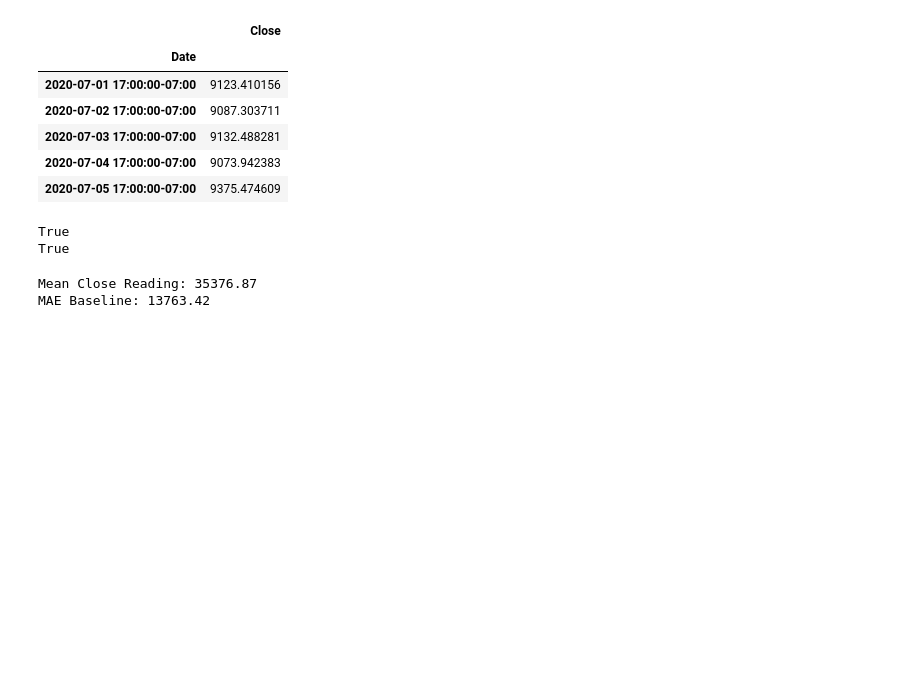
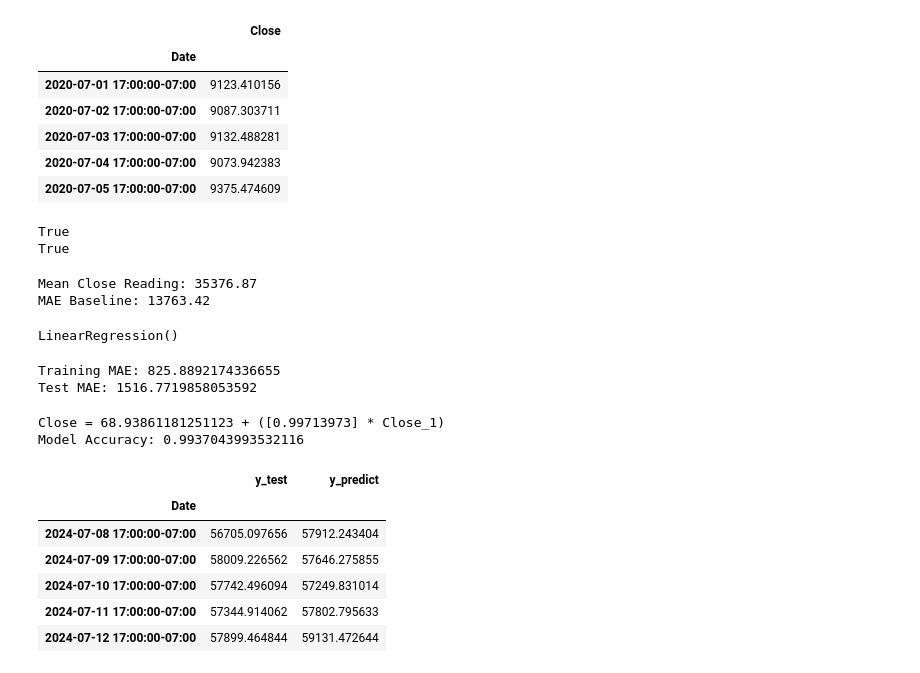
Before and after one commit to serialdotai/btc-closing-price-tracker, a Jupyter notebook: linear_reg_btc.ipynb, the cells around one changed output. Drawn from its saved outputs; the diff is of its cells as text; code cells hidden in the pictures; blank space fills up the shorter version.

Commit message:
updated the dataset from data_loading, and created the model in linear_reg_btc

```diff
--- a/linear_reg_btc.ipynb
+++ b/linear_reg_btc.ipynb
@@ -205,3 +205,46 @@ print("MAE Baseline:", round(mae_baseline, 2))
 # %% [output]
 Mean Close Reading: 35376.87
 MAE Baseline: 13763.42
+# %%
+# Training the model
+model = LinearRegression()
+model.fit(X_train, y_train)
+# %% [output]
+LinearRegression()
+# %%
+# Train and test MAE
+training_mae = mean_absolute_error(y_train, model.predict(X_train))
+test_mae = mean_absolute_error(y_test, model.predict(X_test))
+
+print("Training MAE:", training_mae)
+print("Test MAE:", test_mae)
+# %% [output]
+Training MAE: 825.8892174336655
+Test MAE: 1516.7719858053592
+# %%
+# Getting model stats, 'y = b + mx'
+intercept = model.intercept_
+coefficient = model.coef_
+model_acc = model.score(X_train, y_train)
+
+print(f"Close = {intercept} + ({coefficient} * Close_1)")
+print(f"Model Accuracy:", model_acc)
+# %% [output]
+Close = 68.93861181251123 + ([0.99713973] * Close_1)
+Model Accuracy: 0.9937043993532116
+# %%
+# Creating test and prediction dataframe
+df_pred_test = pd.DataFrame({
+    "y_test": y_test,
+    "y_predict": model.predict(X_test)
+})
+
+df_pred_test.head()
+# %% [output]
+|  | y_test | y_predict |
+| Date |  |  |
+| 2024-07-08 17:00:00-07:00 | 56705.097656 | 57912.243404 |
+| 2024-07-09 17:00:00-07:00 | 58009.226562 | 57646.275855 |
+| 2024-07-10 17:00:00-07:00 | 57742.496094 | 57249.831014 |
+| 2024-07-11 17:00:00-07:00 | 57344.914062 | 57802.795633 |
+| 2024-07-12 17:00:00-07:00 | 57899.464844 | 59131.472644 |
```
Also changed, not shown: parts of 12 cells of this notebook, 2 other files.
